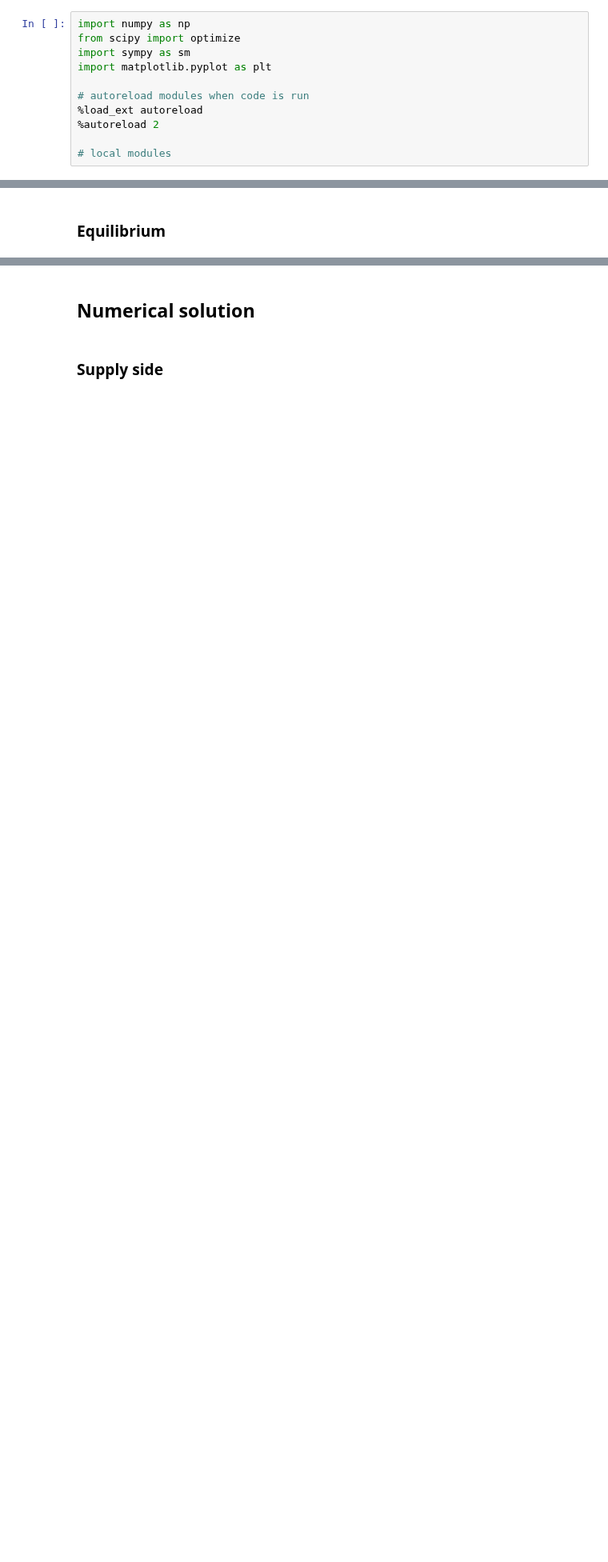
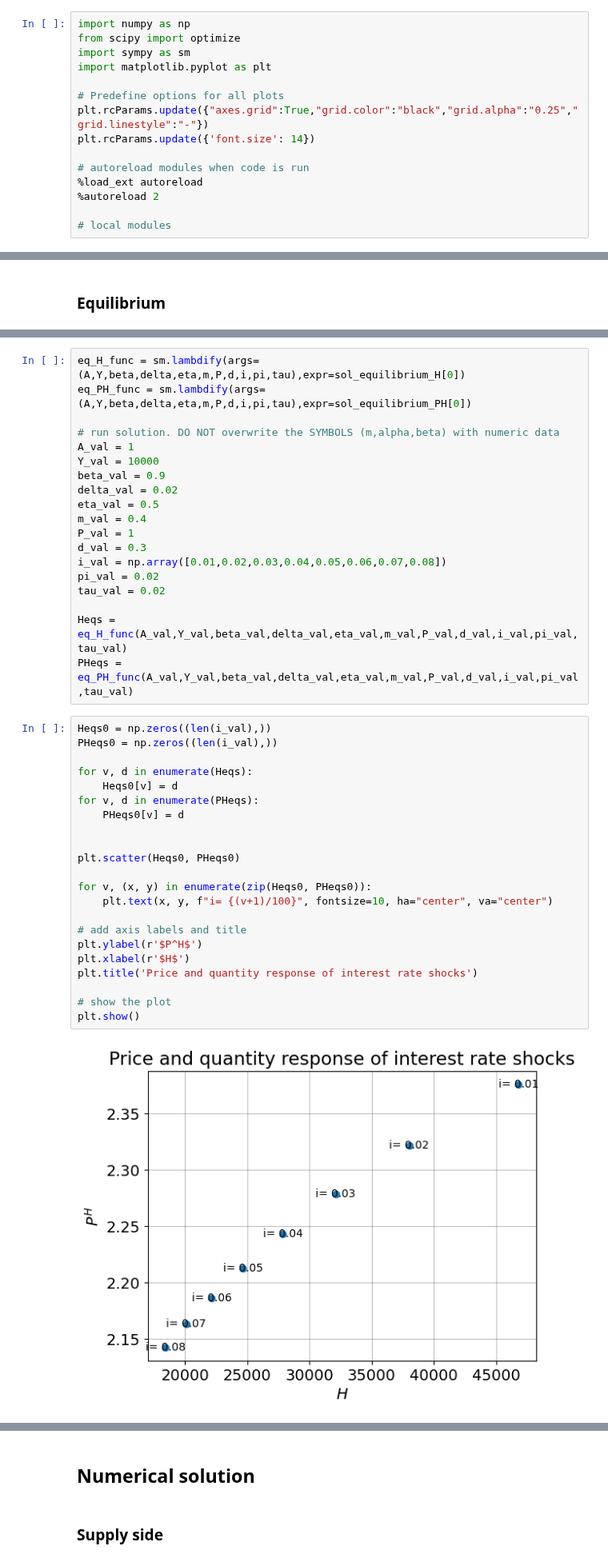
Before and after one commit to NumEconCopenhagen/projects-2023-vennerne, a Jupyter notebook: modelproject/modelproject.ipynb, the cells around one changed output, grey strips where cells are left out. Shown at 80% size. Saved outputs shown, nothing was run; the diff lists cells and outputs as text; blank space fills up the shorter version.

```diff
--- a/modelproject/modelproject.ipynb
+++ b/modelproject/modelproject.ipynb
@@ -13,6 +13,10 @@ from scipy import optimize
 import sympy as sm
 import matplotlib.pyplot as plt
 
+# Predefine options for all plots
+plt.rcParams.update({"axes.grid":True,"grid.color":"black","grid.alpha":"0.25","grid.linestyle":"-"})
+plt.rcParams.update({'font.size': 14})
+
 # autoreload modules when code is run
 %load_ext autoreload
 %autoreload 2
@@ -193,0 +224,43 @@ sol_equilibrium_PH[0]
+# %%
+eq_H_func = sm.lambdify(args=(A,Y,beta,delta,eta,m,P,d,i,pi,tau),expr=sol_equilibrium_H[0])
+eq_PH_func = sm.lambdify(args=(A,Y,beta,delta,eta,m,P,d,i,pi,tau),expr=sol_equilibrium_PH[0])
+
+# run solution. DO NOT overwrite the SYMBOLS (m,alpha,beta) with numeric data
+A_val = 1
+Y_val = 10000
+beta_val = 0.9
+delta_val = 0.02
+eta_val = 0.5
+m_val = 0.4
+P_val = 1
+d_val = 0.3
+i_val = np.array([0.01,0.02,0.03,0.04,0.05,0.06,0.07,0.08])
+pi_val = 0.02
+tau_val = 0.02
+
+Heqs = eq_H_func(A_val,Y_val,beta_val,delta_val,eta_val,m_val,P_val,d_val,i_val,pi_val,tau_val)
+PHeqs = eq_PH_func(A_val,Y_val,beta_val,delta_val,eta_val,m_val,P_val,d_val,i_val,pi_val,tau_val)
+# %%
+Heqs0 = np.zeros((len(i_val),))
+PHeqs0 = np.zeros((len(i_val),))
+
+for v, d in enumerate(Heqs):
+    Heqs0[v] = d
+for v, d in enumerate(PHeqs):
+    PHeqs0[v] = d
+
+
+plt.scatter(Heqs0, PHeqs0)
+
+for v, (x, y) in enumerate(zip(Heqs0, PHeqs0)):
+    plt.text(x, y, f"i= {(v+1)/100}", fontsize=10, ha="center", va="center")
+
+# add axis labels and title
+plt.ylabel(r'$P^H$')
+plt.xlabel(r'$H$')
+plt.title('Price and quantity response of interest rate shocks')
+
+# show the plot
+plt.show()
+# %% [output]
+[figure, added]
```
Also changed, not shown: parts of 21 cells of this notebook.
